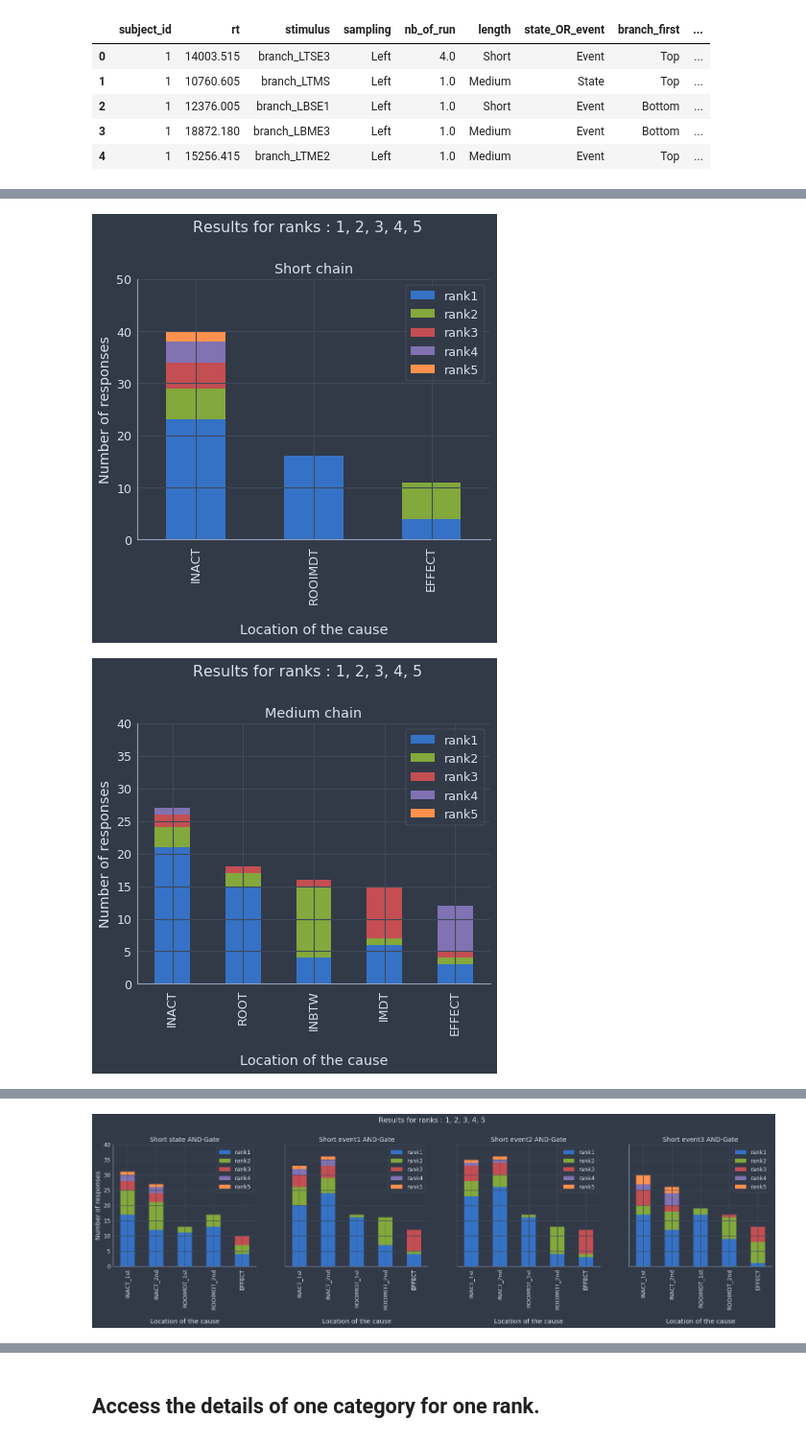
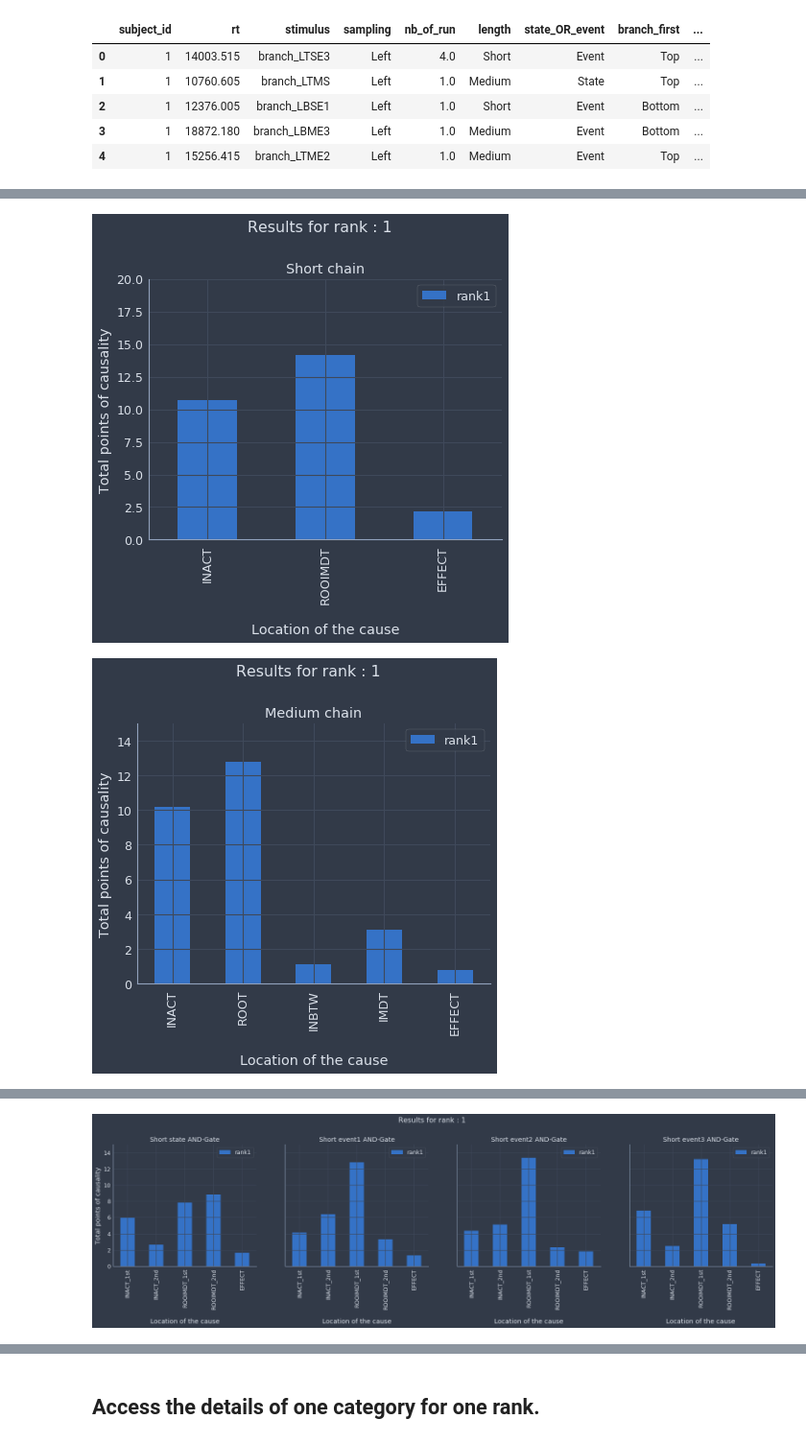
Before and after one commit to A-Fermo/continuity-cogsci21, a Jupyter notebook: analysis/analysis_E2.ipynb, the cells around one changed output, grey strips where cells are left out. Shown at 96% size. Cells and saved outputs as stored; diff of their text form; code cells hidden in the pictures.

```diff
--- a/analysis/analysis_E2.ipynb
+++ b/analysis/analysis_E2.ipynb
@@ -22,0 +36,6 @@ data_clean.head()
+# %%
+time = []
+for item in data_clean[data_clean['stimulus']=='comment']['time_elapsed']:
+    time.append(item)
+time = np.array(time)
+time.mean()/1000/60
@@ -380,36 +430,42 @@ def graph_cat_details(data,category,data_title,rank=1,normalized=True):
 # %%
 ChainShort = Chain("short")
 ChainMedium = Chain("medium")
 ChainLong = Chain("long")
 ShortState = AndGate("short").add_filter(delay=False)
 MediumState = AndGate("medium").add_filter(delay=False)
 LongState = AndGate("long").add_filter(delay=False)
 ShortEvent = AndGate("short").add_filter(delay=True)
 ShortEvent1 = AndGate("short").add_filter(delay="short")
 ShortEvent2 = AndGate("short").add_filter(delay="medium")
 ShortEvent3 = AndGate("short").add_filter(delay="long")
 MediumEvent = AndGate("medium").add_filter(delay=True)
 MediumEvent1 = AndGate("medium").add_filter(delay="short")
 MediumEvent2  = AndGate("medium").add_filter(delay="medium")
 MediumEvent3 = AndGate("medium").add_filter(delay="long")
 LongEvent = AndGate('long').add_filter(delay=True)
 LongEvent1 = AndGate("long").add_filter(delay="short")
 LongEvent2  = AndGate("long").add_filter(delay="medium")
 LongEvent3 = AndGate("long").add_filter(delay="long")
 
 title1 = "Short chain"
 title2 = "Medium chain"
 title3 = "Long chain"
 title4 = ["Short state AND-Gate","Short event1 AND-Gate","Short event2 AND-Gate","Short event3 AND-Gate"]
 title5 = ["Medium state AND-Gate","Medium event1 AND-Gate","Medium event2 AND-Gate","Medium event3 AND-Gate"]
 title6 = ["Long state AND-Gate","Long event1 AND-Gate","Long event2 AND-Gate","Long event3 AND-Gate"]
 
-graph(ChainShort,title1,rank=[1,2,3,4,5],normalized=False)
-graph(ChainMedium,title2,rank=[1,2,3,4,5],normalized=False,limit=40)
-graph(ChainLong,title3,rank=[1,2,3,4,5],normalized=False)
-graph([ShortState,ShortEvent1,ShortEvent2,ShortEvent3],title4,rank=[1,2,3,4,5],normalized=False,limit=40)
-graph([MediumState,MediumEvent1,MediumEvent2,MediumEvent3],title5,rank=[1,2,3,4,5],normalized=False,limit=40)
-graph([LongState,LongEvent1,LongEvent2,LongEvent3],title6,rank=[1,2,3,4,5],normalized=False)
+graph(ChainShort,title1,rank=[1],normalized=False,limit=20)
+graph(ChainMedium,title2,rank=[1],normalized=False,limit=15)
+graph(ChainLong,title3,rank=[1],normalized=False,limit=15)
+graph([ShortState,ShortEvent1,ShortEvent2,ShortEvent3],title4,rank=[1],normalized=False,limit=15)
+graph([MediumState,MediumEvent1,MediumEvent2,MediumEvent3],title5,rank=[1],normalized=False,limit=15)
+graph([LongState,LongEvent1,LongEvent2,LongEvent3],title6,rank=[1],normalized=False,limit=15)
+
+# The y-axis 'Total points of causality' represents, for one rank, the total points of causality that each
+# category received over all the participants. For one particular rank, a participant is granted a unit of
+# causality that he can split between different detectors. If he ranks two detectors 1, and if the detectors
+# belong to different categories, then for rank 1 both categories are assigned 0.5pts of causality. If they
+# belong to the same category, then the category is assignes 0.5 + 0.5 = 1pt of causality.
 # %% [output]
-[figure, old version]
+[figure, new version]
-[figure, old version]
+[figure, new version]
@@ -417 +473 @@ graph([LongState,LongEvent1,LongEvent2,LongEvent3],title6,rank=[1,2,3,4,5],norma
-[figure, old version]
+[figure, new version]
```
Also changed, not shown: parts of 26 cells of this notebook, 1 other file.
